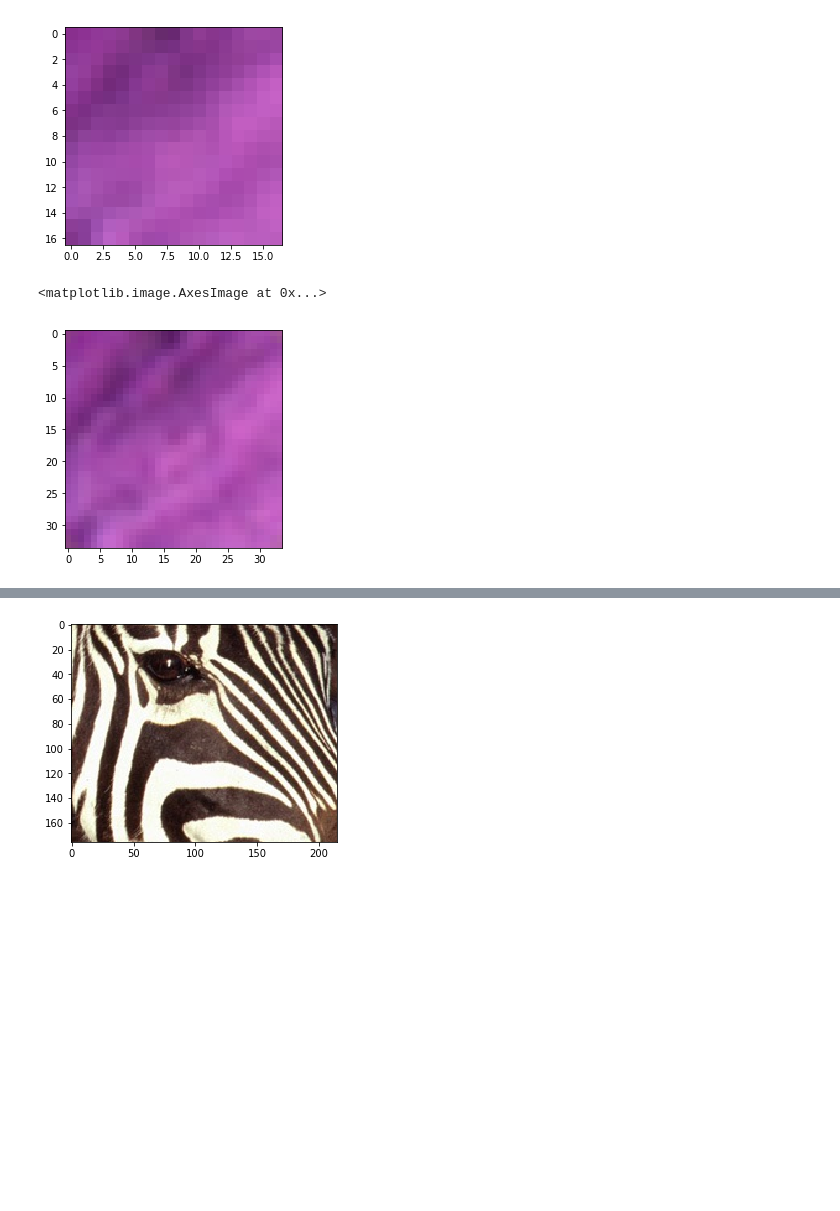
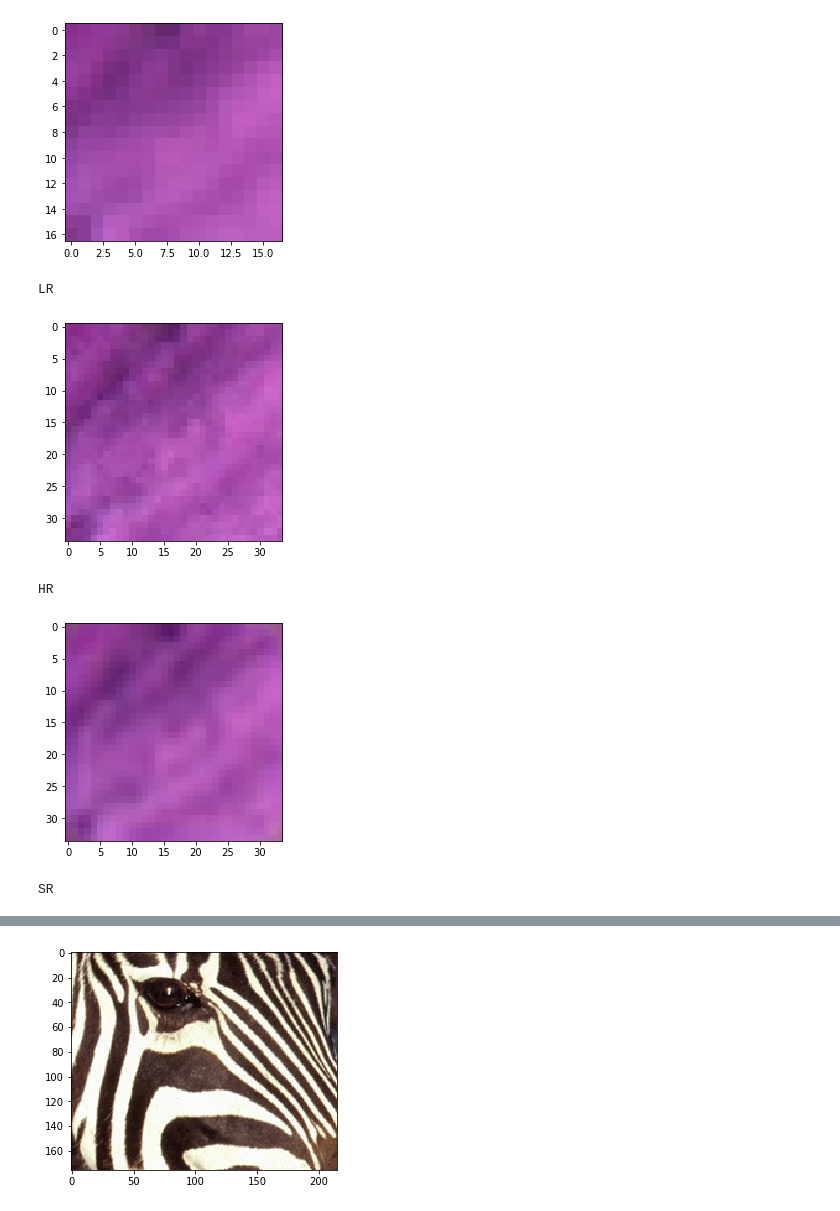
Before and after one commit to mrlomar/ESPCN_Reproducibility_Project, a Jupyter notebook: main.ipynb, the cells around one changed output, grey strips where cells are left out. Cells and saved outputs as stored; diff of their text form; code cells hidden in the pictures; blank space fills up the shorter version.

Commit message:
fancier printing

```diff
--- a/main.ipynb
+++ b/main.ipynb
@@ -269,15 +254,31 @@ print('Finished Training')
 torch.save(net.state_dict(), "trained_model")
 # %%
 imshow(i1[0])
-net.cpu()
+print("LR")
+
+plt.imshow(PS(l1[0], r))
+plt.show()
+print("HR")
+
+if use_gpu:
+    net.cpu()
+
 result = net(i1.double())
 res = result[0].detach().numpy()
-net.cuda()
+
+if use_gpu:
+    net.cuda()
+
 plt.imshow(PS(res, r))
+plt.show()
+print("SR")
 # %% [output]
-[figure, old version]
+[figure, new version]
-<matplotlib.image.AxesImage at 0x...>
+LR
-[figure, old version]
+[figure, new version]
+HR
+[figure, added]
+SR
 # %%
 plt.plot(losses)
 # %% [output]
```
Also changed, not shown: parts of 4 cells of this notebook.
